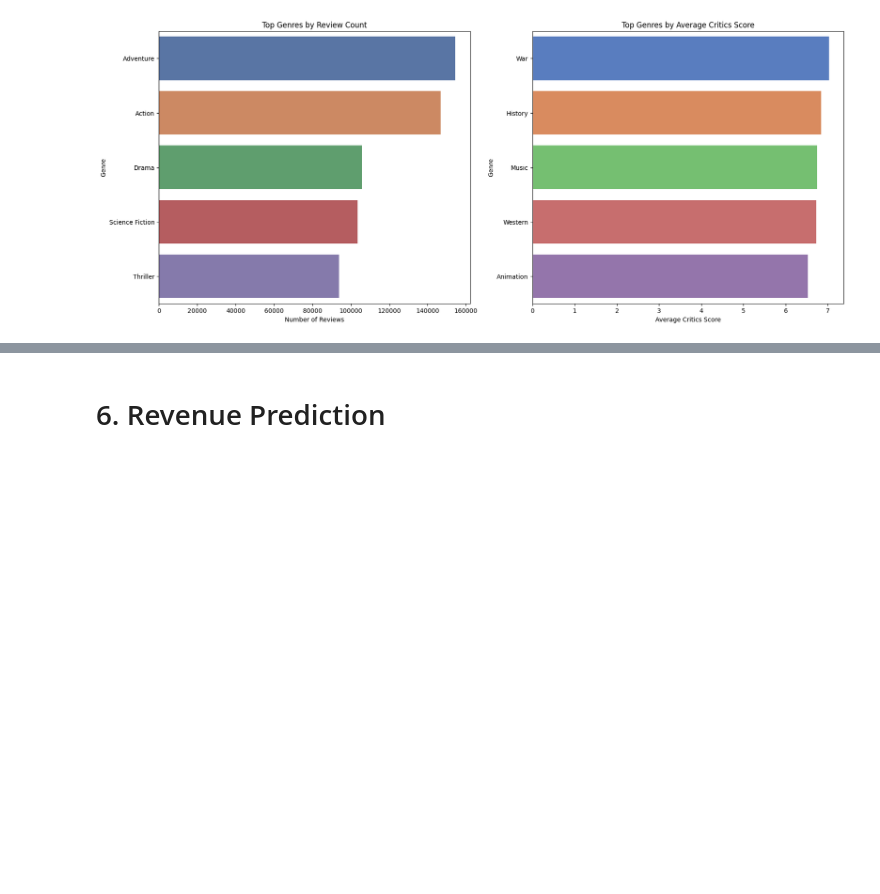
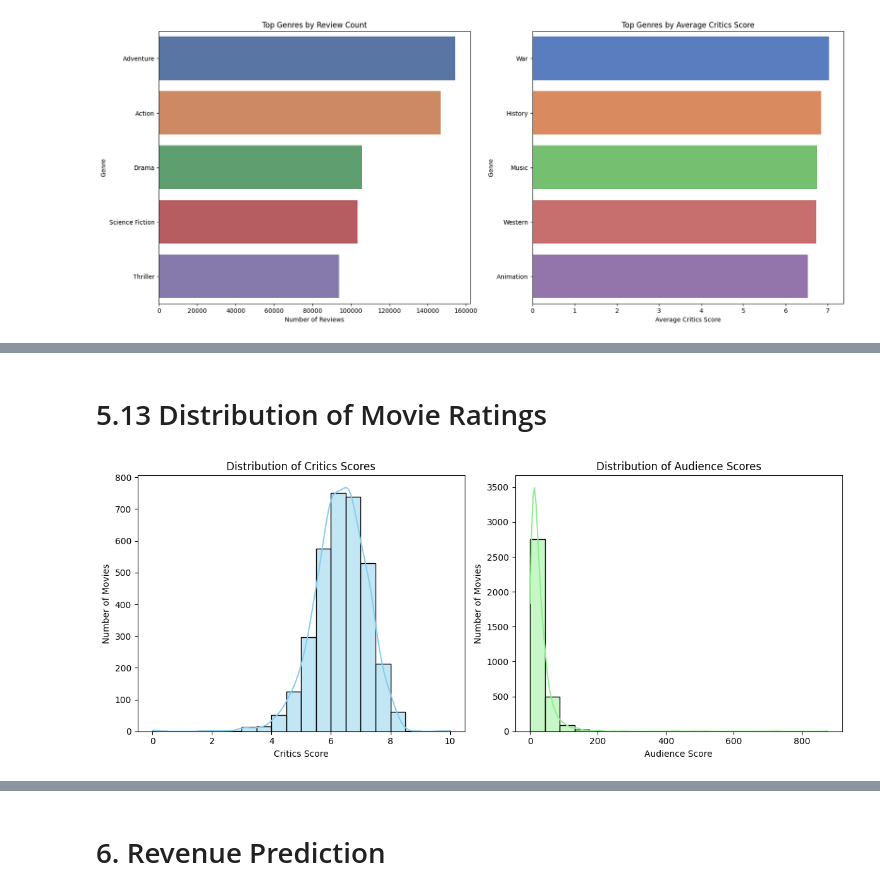
Before and after one commit to lAmiR1HosseiNl/Data_Science_Final_Project, a Jupyter notebook: AliShokoohi_400521477_AmirHosseinRaeghi_400522373/project.ipynb, the cells around one changed output, grey strips where cells are left out. Drawn from its saved outputs; the diff is of its cells as text; code cells hidden in the pictures; blank space fills up the shorter version.

```diff
--- a/AliShokoohi_400521477_AmirHosseinRaeghi_400522373/project.ipynb
+++ b/AliShokoohi_400521477_AmirHosseinRaeghi_400522373/project.ipynb
@@ -581,0 +640,27 @@ Passing `palette` without assigning `hue` is deprecated and will be removed in v
+# %% [markdown]
+# 5.13 Distribution of Movie Ratings
+# %%
+# 5.13 Distribution of Movie Ratings
+
+# Selecting relevant columns
+ratings = df[['rt_critics_score', 'rt_audience_score']].copy()
+
+# Plotting distribution for Critics Score
+plt.figure(figsize=(12,5))
+plt.subplot(1,2,1)
+sns.histplot(ratings['rt_critics_score'], bins=20, kde=True, color='skyblue')
+plt.title('Distribution of Critics Scores')
+plt.xlabel('Critics Score')
+plt.ylabel('Number of Movies')
+
+# Plotting distribution for Audience Score
+plt.subplot(1,2,2)
+sns.histplot(ratings['rt_audience_score'], bins=20, kde=True, color='lightgreen')
+plt.title('Distribution of Audience Scores')
+plt.xlabel('Audience Score')
+plt.ylabel('Number of Movies')
+
+plt.tight_layout()
+plt.show()
+# %% [output]
+[figure, added]
```
Also changed, not shown: parts of 18 cells of this notebook.
